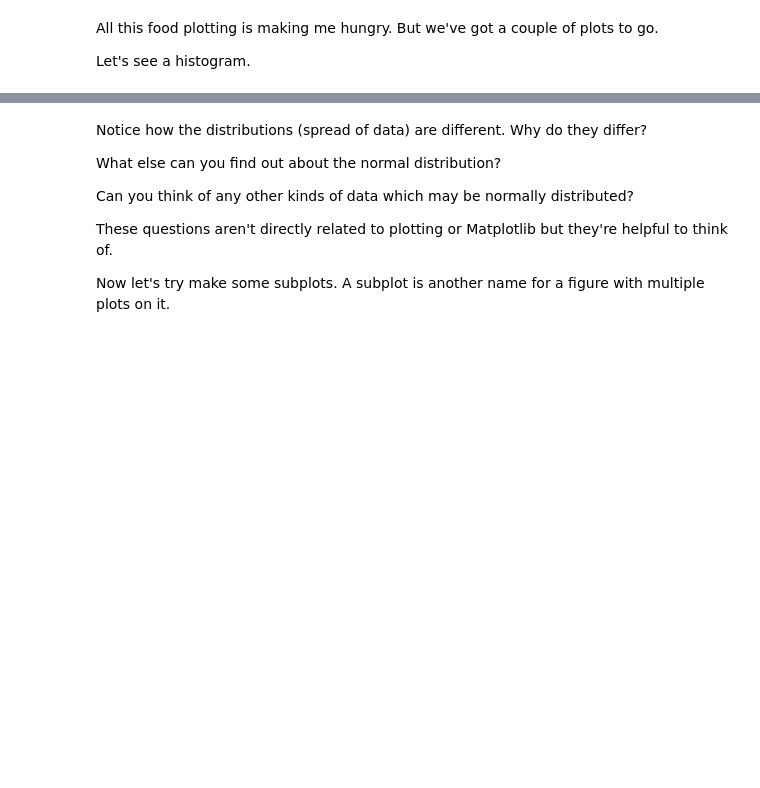
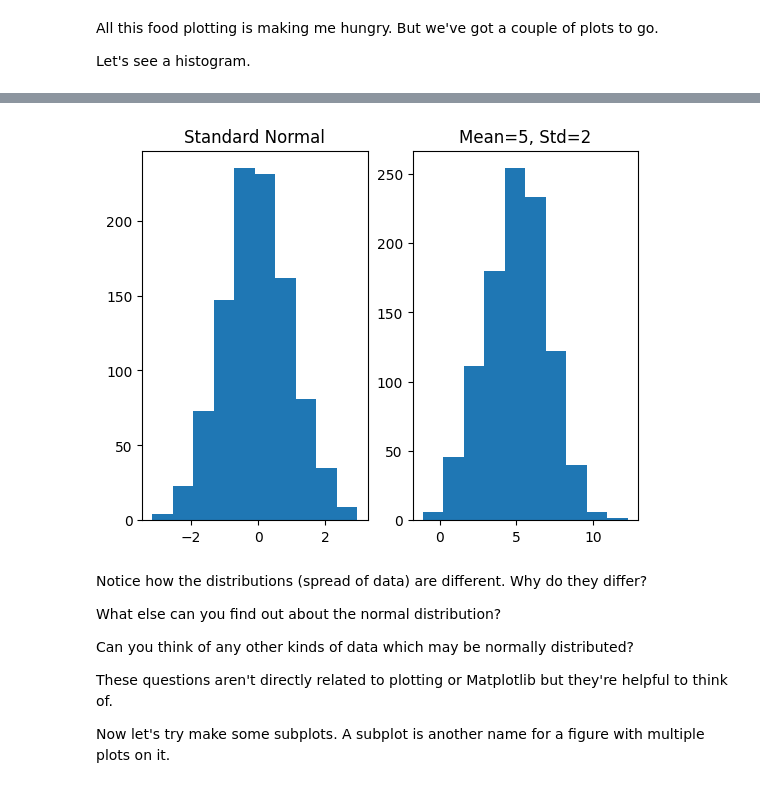
Before and after one commit to vivekkumar2909/Data-Science-and-Machine-Learning, a Jupyter notebook: matplotlib-exercises.ipynb, the cells around one changed output, grey strips where cells are left out. Cells and saved outputs as stored; diff of their text form; code cells hidden in the pictures; blank space fills up the shorter version.

```diff
--- a/matplotlib-exercises.ipynb
+++ b/matplotlib-exercises.ipynb
@@ -203,3 +218,18 @@ Let's see a histogram.
+# %%
+X1 = np.random.randn(1000)
+X2 = np.random.normal(5, 2, 1000)
+
+fig, ax = plt.subplots(1, 2)  # 1 row, 2 columns
+
+ax[0].hist(X1)
+ax[0].set_title("Standard Normal")
+
+ax[1].hist(X2)
+ax[1].set_title("Mean=5, Std=2")
+
+plt.show()
+# %% [output]
+[figure, added]
 # %% [markdown]
 Notice how the distributions (spread of data) are different. Why do they differ?
 
```
Also changed, not shown: parts of 8 cells of this notebook.
